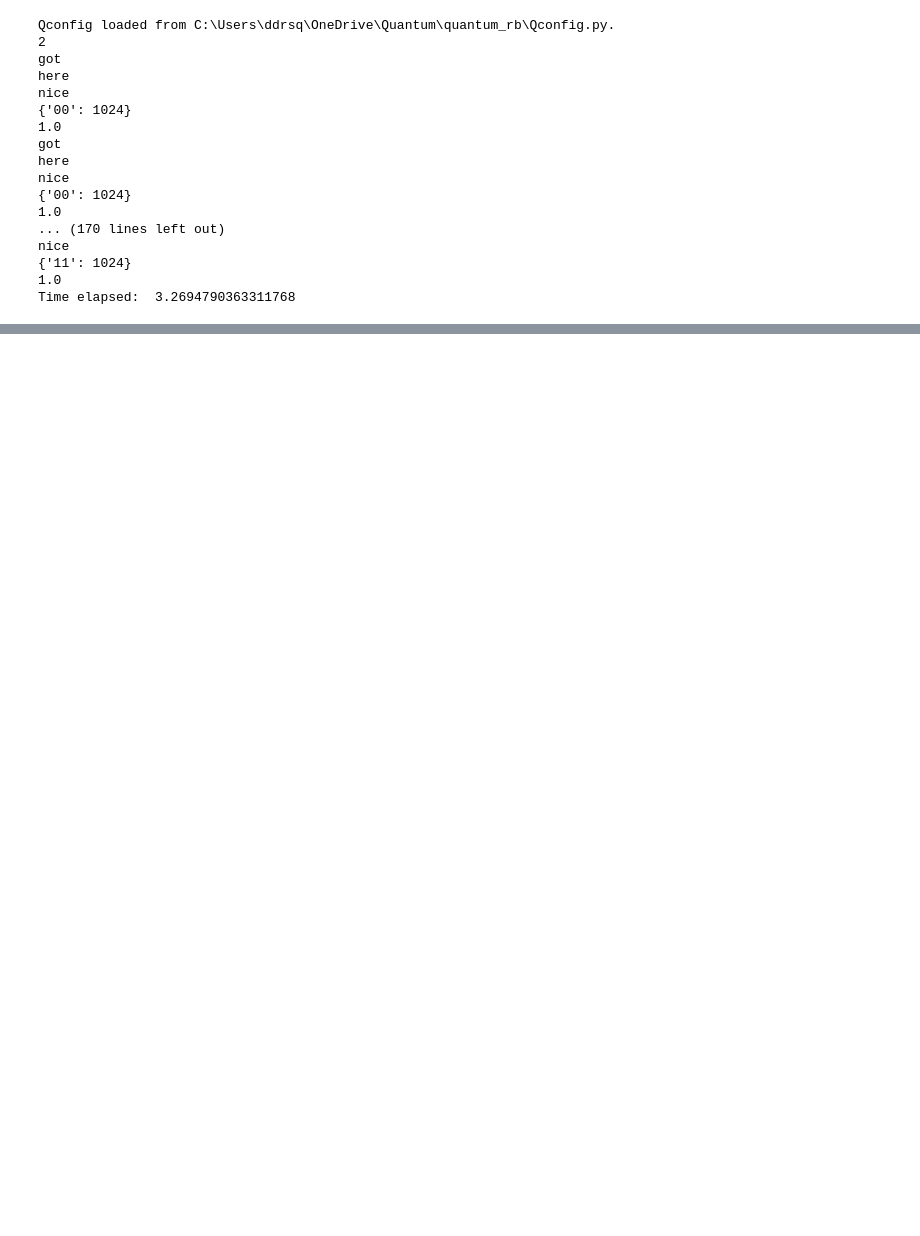
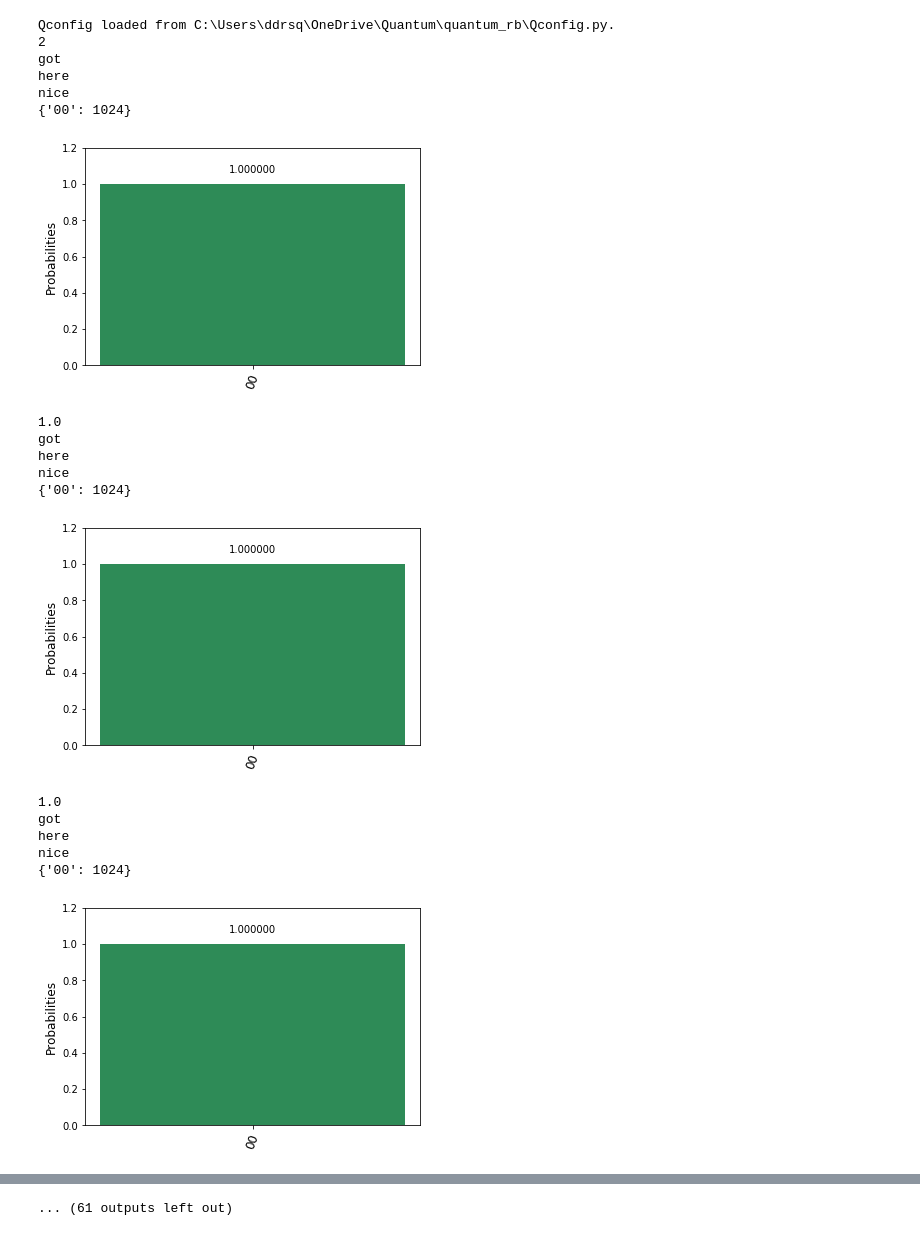
Before and after one commit to Octophi/quantum_rb, a Jupyter notebook: Uncoded Run Benchmark.ipynb, the cells around one changed output, grey strips where cells are left out. Cells and saved outputs as stored; diff of their text form; code cells hidden in the pictures; blank space fills up the shorter version.

```diff
--- a/Uncoded Run Benchmark.ipynb
+++ b/Uncoded Run Benchmark.ipynb
@@ -54,6 +54,7 @@ def addPhase(qc):
     qc.h(qr[1])
     qc.swap(qr[0],qr[1])
     qc.s(qr[0])
+    qc.barrier(qr)
 
 # remove phase gate
 def removePhase(qc):
@@ -61,21 +62,23 @@ def removePhase(qc):
     qc.swap(qr[0],qr[1])
     qc.h(qr[1])
     qc.h(qr[0])
+    qc.barrier(qr)
 
 # compile into different states
 def compilation(qc,i):
-        if i == 0:
-            qc.iden(qr[0])
-            qc.iden(qr[1])
-        elif i == 1:
-            qc.x(qr[0])
-            qc.iden(qr[1])
-        elif i == 2:
-            qc.iden(qr[0])
-            qc.x(qr[1])
-        elif i == 3:
-            qc.x(qr[0])
-            qc.x(qr[1])
+    if i == 0:
+        qc.iden(qr[0])
+        qc.iden(qr[1])
+    elif i == 1:
+        qc.x(qr[0])
+        qc.iden(qr[1])
+    elif i == 2:
+        qc.iden(qr[0])
+        qc.x(qr[1])
+    elif i == 3:
+        qc.x(qr[0])
+        qc.x(qr[1])
+    qc.barrier(qr)
 
 
 # parse a string of gens
@@ -136,6 +139,7 @@ def invertCliffGens(qc, mat):
             qc.cx(qr[0],qr[1])
         elif i==7:
             qc.cx(qr[1],qr[0])
+    qc.barrier(qr)
 
 # add a random real clifford
 def addRandCliff(qc, mat):
@@ -203,42 +207,44 @@ for k in range(initialStates):
             #removePhase(qc)
 
             # get the qc compiled into one of the 4 different states
             compilation(qc,k)
 
             # measure
             qc.measure(qr,cr)
 
             print("got")
             job = execute(qc, backend, shots = shots)
             print("here")
             result = job.result()
             print("nice")
             data = result.get_counts(qc)
             print(data)
 
-            #plot_histogram(result.get_counts(qc))
+            plot_histogram(data)
 
             # optional: get success rate
             desired = toBinString(k)
             print(data[desired]/1024)
 
 endTime = time.time()
 print("Time elapsed: ", endTime-startTime)
 # %% [output]
 Qconfig loaded from C:\Users\ddrsq\OneDrive\Quantum\quantum_rb\Qconfig.py.
 2
 got
 here
 nice
 {'00': 1024}
-1.0
-got
-here
-nice
-{'00': 1024}
-1.0
-... (170 lines left out)
-nice
-{'11': 1024}
-1.0
-Time elapsed:  3.2694790363311768
+[figure, added]
+1.0
+got
+here
+nice
+{'00': 1024}
+[figure, added]
+1.0
+got
+here
+nice
+{'00': 1024}
+[figure, added]
@@ -244,0 +269 @@ Time elapsed:  3.2694790363311768
+... (61 outputs left out)
```
Also changed, not shown: parts of 1 cell of this notebook, 1 other file.
